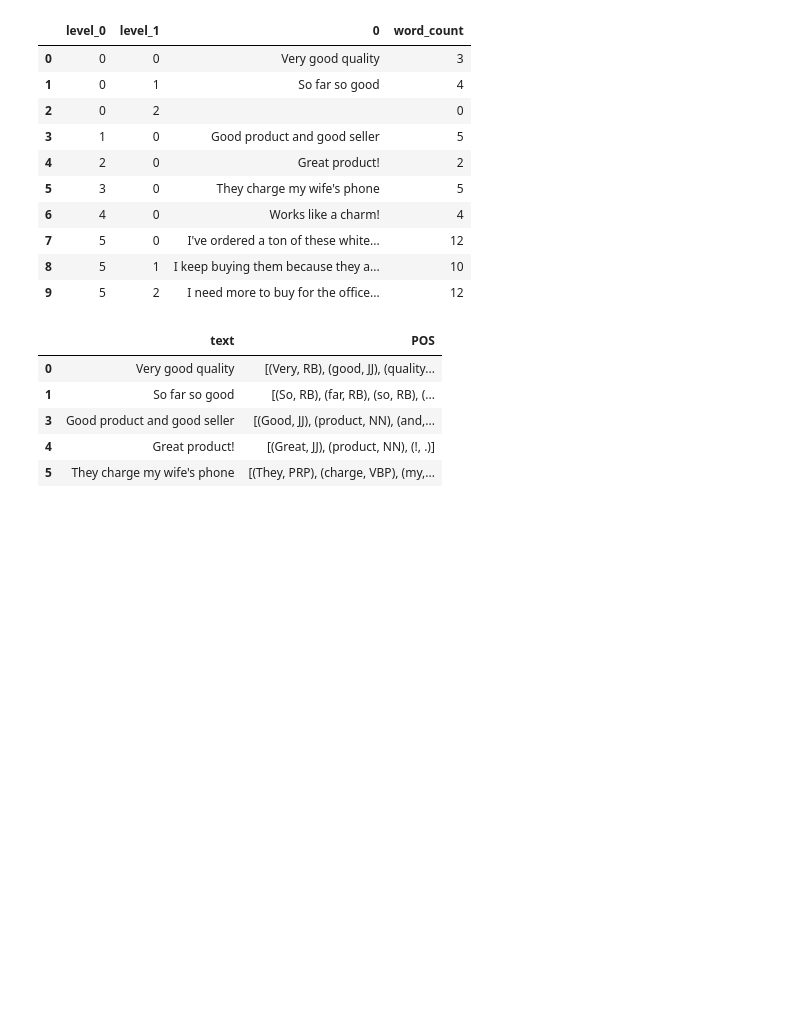
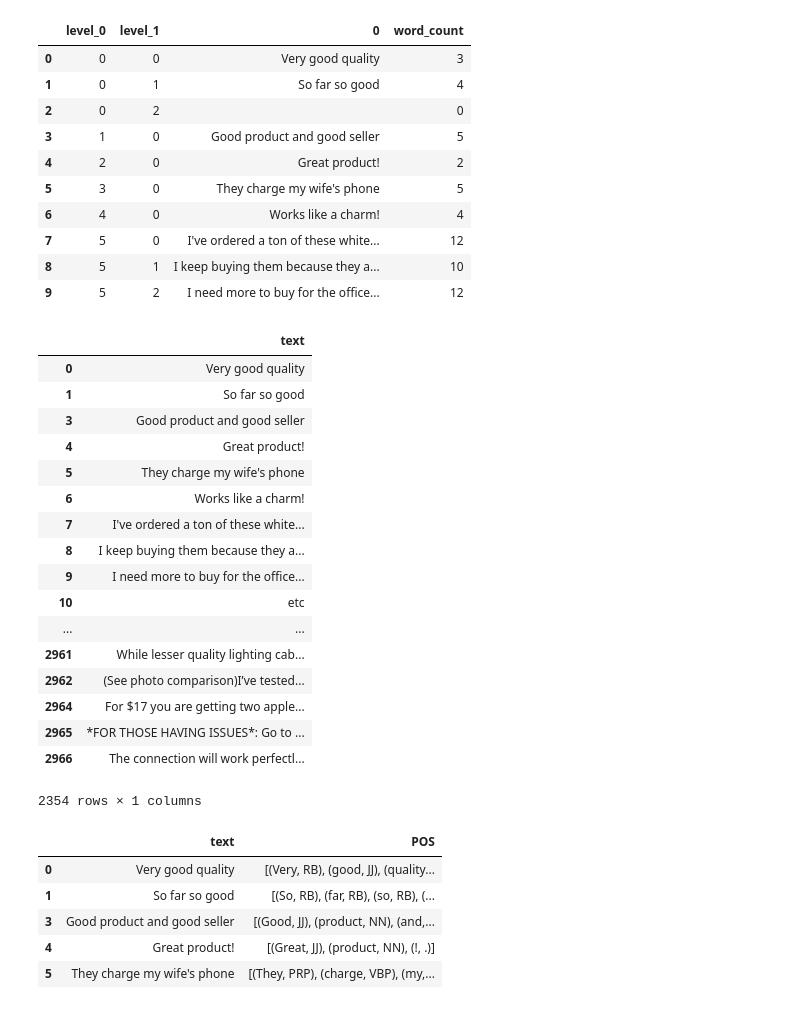
Before and after one commit to betty35/comment-summary-tests, a Jupyter notebook: Test dataframe.ipynb, the cells around one changed output. Saved outputs shown, nothing was run; the diff lists cells and outputs as text; code cells hidden in the pictures; blank space fills up the shorter version.

```diff
--- a/Test dataframe.ipynb
+++ b/Test dataframe.ipynb
@@ -100,6 +104,27 @@ reviews = reviews.loc[reviews['word_count']>0,[0]]
 # %%
 reviews['text'] = reviews[0]
 reviews = reviews.drop(columns=0)
+# %%
+reviews
+# %% [output]
+|  | text |
+| 0 | Very good quality |
+| 1 | So far so good |
+| 3 | Good product and good seller |
+| 4 | Great product! |
+| 5 | They charge my wife's phone |
+| 6 | Works like a charm! |
+| 7 | I've ordered a ton of these white... |
+| 8 | I keep buying them because they a... |
+| 9 | I need more to buy for the office... |
+| 10 | etc |
+| ... | ... |
+| 2961 | While lesser quality lighting cab... |
+| 2962 | (See photo comparison)I’ve tested... |
+| 2964 | For $17 you are getting two apple... |
+| 2965 | *FOR THOSE HAVING ISSUES*: Go to ... |
+| 2966 | The connection will work perfectl... |
+2354 rows × 1 columns
 # %%
 reviews['POS'] = reviews['text'].apply(nltk.word_tokenize).apply(nltk.pos_tag)
 reviews[0:5]
```
Also changed, not shown: parts of 17 cells of this notebook.
